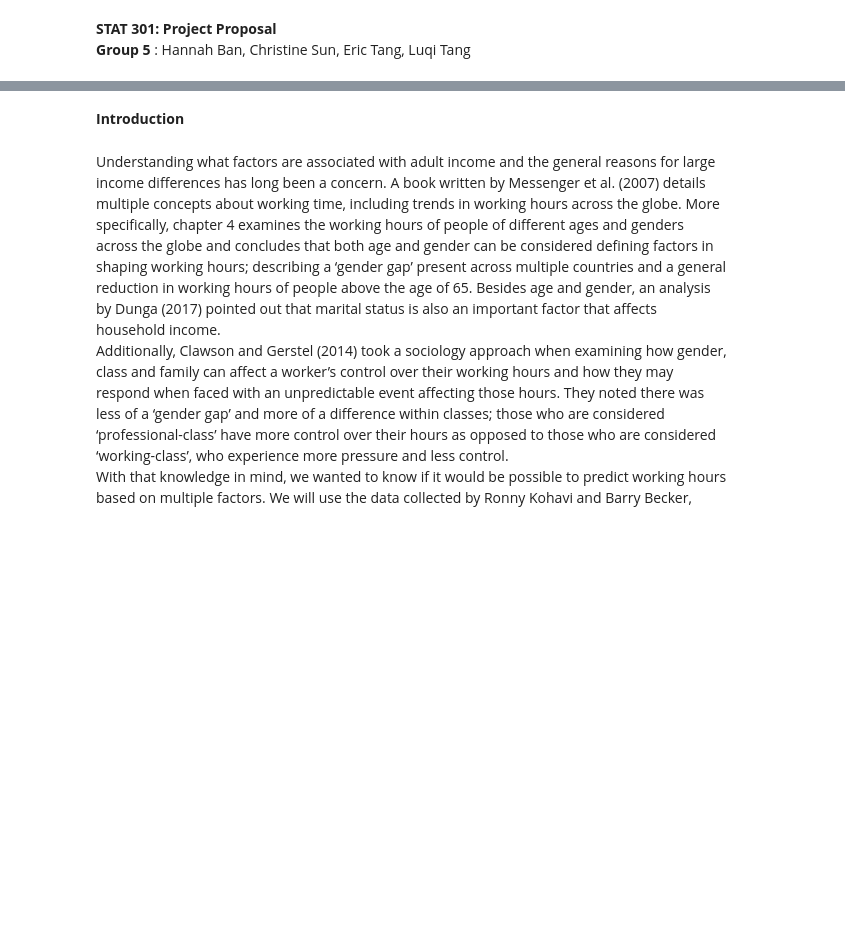
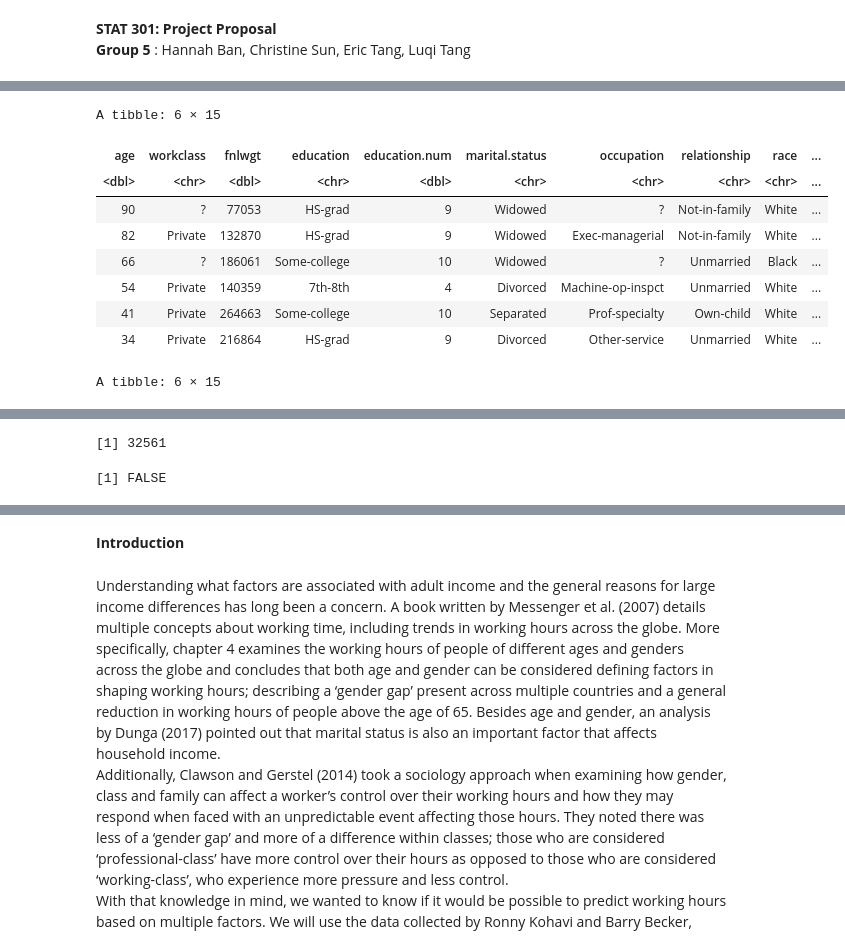
Before and after one commit to Chri-Sun/STAT301_Project, a Jupyter notebook: Proposal.ipynb, the cells around one changed output, grey strips where cells are left out. Saved outputs shown, nothing was run; the diff lists cells and outputs as text; code cells hidden in the pictures; blank space fills up the shorter version.

```diff
--- a/Proposal.ipynb
+++ b/Proposal.ipynb
@@ -5,0 +48,17 @@ library(tidyverse)
+# %%
+#viewing the data
+head(raw_adult_df)
+tail(raw_adult_df)
+nrow(raw_adult_df)
+any(is.na(raw_adult_df))
+# %% [output]
+A tibble: 6 × 15
+| age | workclass | fnlwgt | education | education.num | marital.status | occupation | relationship | race | ... |
+| <dbl> | <chr> | <dbl> | <chr> | <dbl> | <chr> | <chr> | <chr> | <chr> | ... |
+| 90 | ? | 77053 | HS-grad | 9 | Widowed | ? | Not-in-family | White | ... |
+| 82 | Private | 132870 | HS-grad | 9 | Widowed | Exec-managerial | Not-in-family | White | ... |
+| 66 | ? | 186061 | Some-college | 10 | Widowed | ? | Unmarried | Black | ... |
+| 54 | Private | 140359 | 7th-8th | 4 | Divorced | Machine-op-inspct | Unmarried | White | ... |
+| 41 | Private | 264663 | Some-college | 10 | Separated | Prof-specialty | Own-child | White | ... |
+| 34 | Private | 216864 | HS-grad | 9 | Divorced | Other-service | Unmarried | White | ... |
+A tibble: 6 × 15
@@ -5,0 +73,2 @@ library(tidyverse)
+[1] 32561
+[1] FALSE
```
Also changed, not shown: parts of 20 cells of this notebook.
